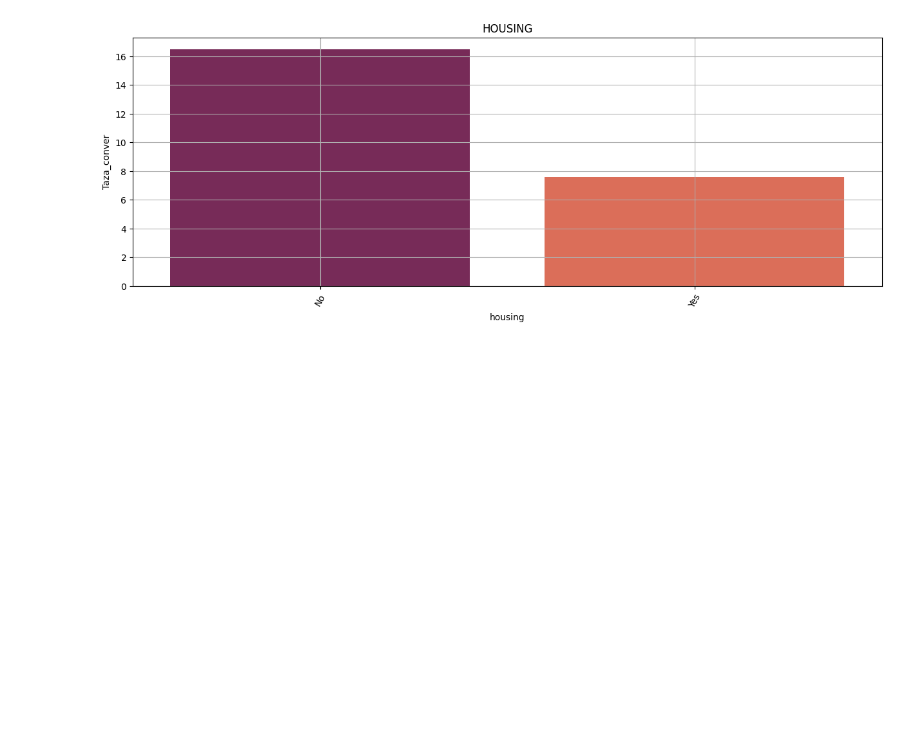
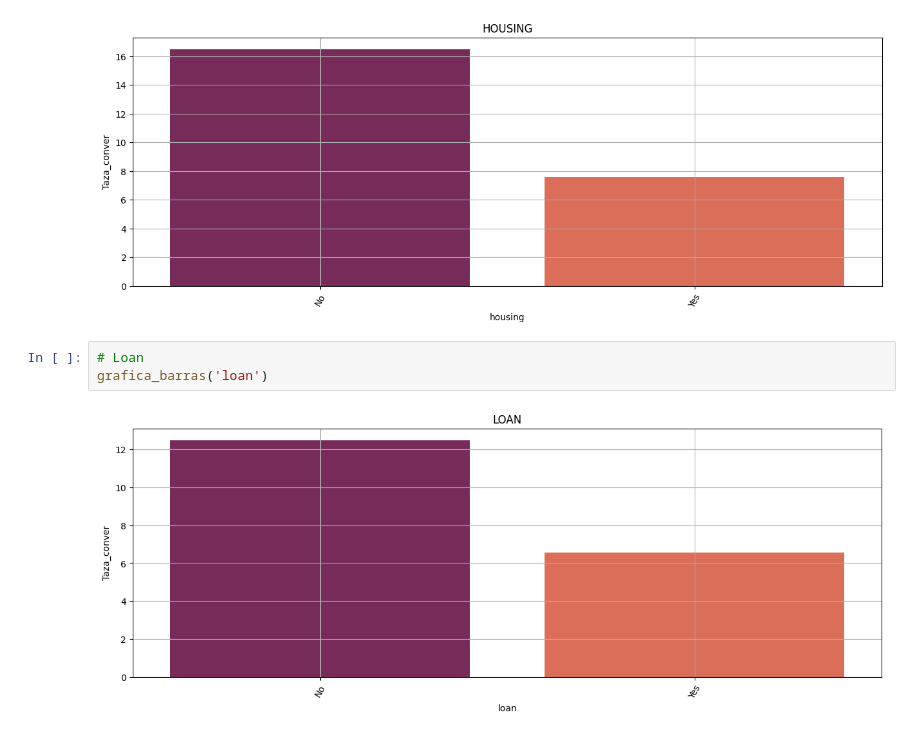
Before and after one commit to ElfenCamii/bootcamp_analisis_de_Datos, a Jupyter notebook: unidad_5/04_analisis_exploratorio.ipynb, the cells around one changed output. Drawn from its saved outputs; the diff is of its cells as text; blank space fills up the shorter version.

Commit message:
feat(pandas): completed final exploratory analysis with recoded graphs

```diff
--- a/unidad_5/04_analisis_exploratorio.ipynb
+++ b/unidad_5/04_analisis_exploratorio.ipynb
@@ -356,3 +356,8 @@ grafica_barras('default')
 grafica_barras('housing')
 # %% [output]
 [figure]
+# %%
+# Loan
+grafica_barras('loan')
+# %% [output]
+[figure, added]
```
Also changed, not shown: parts of 13 cells of this notebook.
